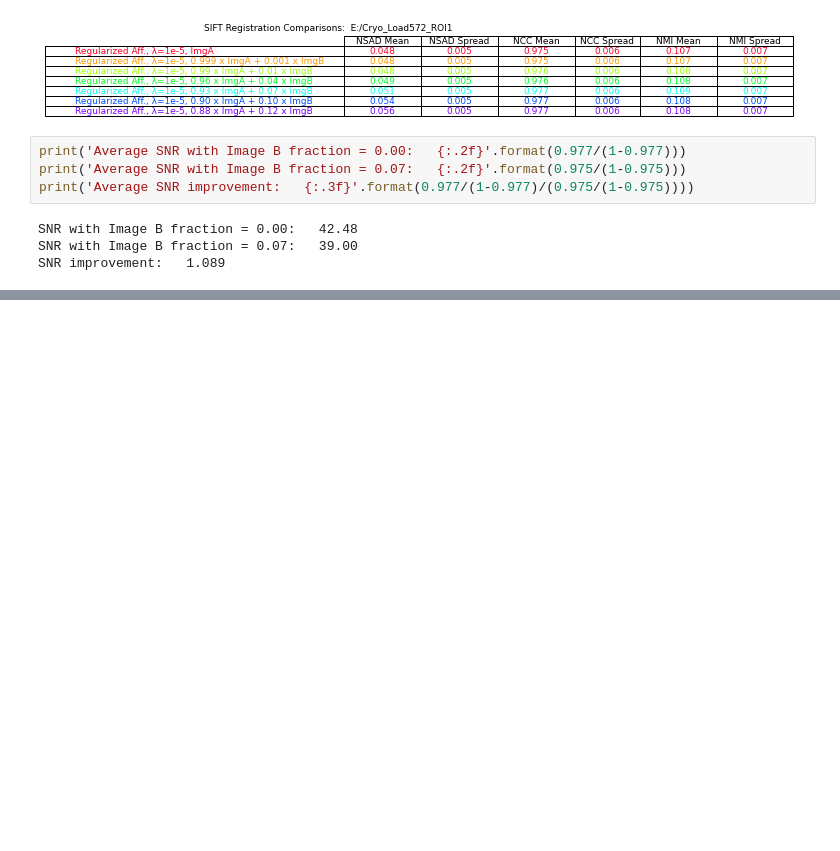
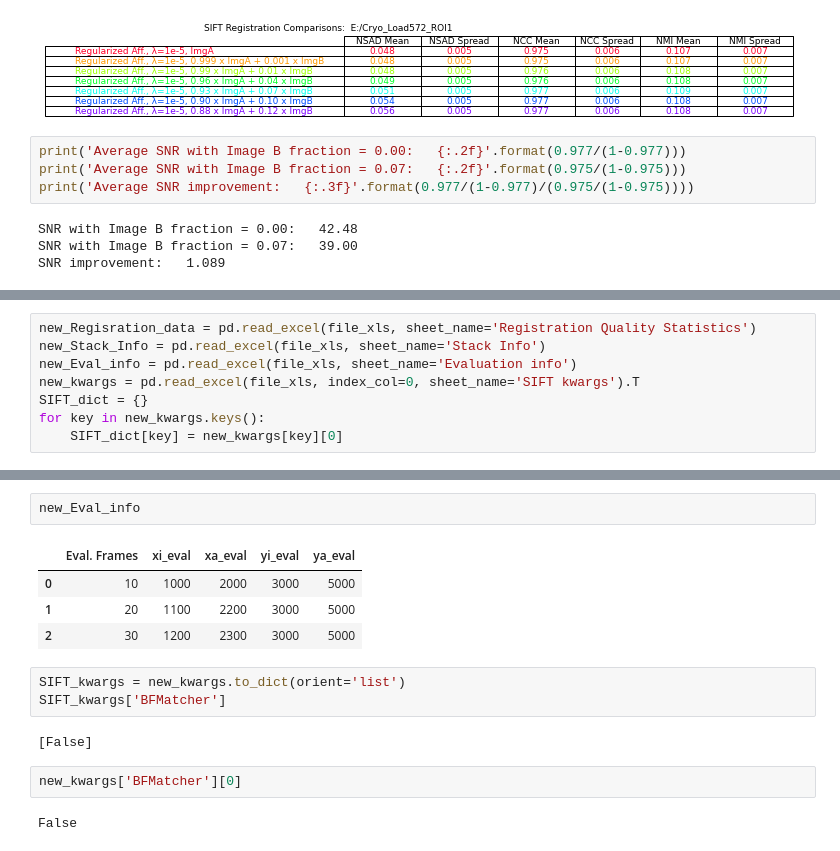
Before and after one commit to gleb-shtengel/FIB-SEM, a Jupyter notebook: Register_FIB-SEM_stack_DASK_v1.ipynb, the cells around one changed output, grey strips where cells are left out. Saved outputs shown, nothing was run; the diff lists cells and outputs as text; blank space fills up the shorter version.

```diff
--- a/Register_FIB-SEM_stack_DASK_v1.ipynb
+++ b/Register_FIB-SEM_stack_DASK_v1.ipynb
@@ -543,0 +632,8 @@ SNR improvement:   1.089
+# %%
+new_Regisration_data = pd.read_excel(file_xls, sheet_name='Registration Quality Statistics')
+new_Stack_Info = pd.read_excel(file_xls, sheet_name='Stack Info')
+new_Eval_info = pd.read_excel(file_xls, sheet_name='Evaluation info')
+new_kwargs = pd.read_excel(file_xls, index_col=0, sheet_name='SIFT kwargs').T
+SIFT_dict = {}
+for key in new_kwargs.keys():
+    SIFT_dict[key] = new_kwargs[key][0]
@@ -543,0 +689,16 @@ SNR improvement:   1.089
+# %%
+new_Eval_info
+# %% [output]
+|  | Eval. Frames | xi_eval | xa_eval | yi_eval | ya_eval |
+| 0 | 10 | 1000 | 2000 | 3000 | 5000 |
+| 1 | 20 | 1100 | 2200 | 3000 | 5000 |
+| 2 | 30 | 1200 | 2300 | 3000 | 5000 |
+# %%
+SIFT_kwargs = new_kwargs.to_dict(orient='list')
+SIFT_kwargs['BFMatcher']
+# %% [output]
+[False]
+# %%
+new_kwargs['BFMatcher'][0]
+# %% [output]
+False
```
Also changed, not shown: parts of 16 cells of this notebook, 2 other files.
